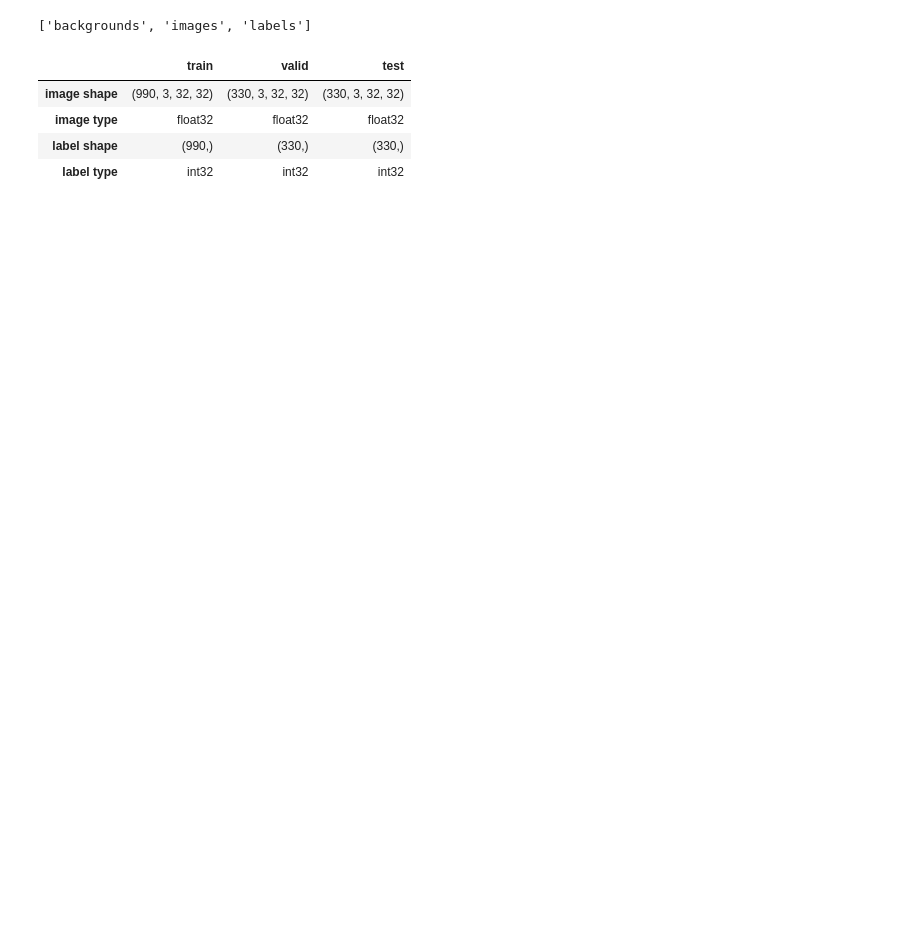
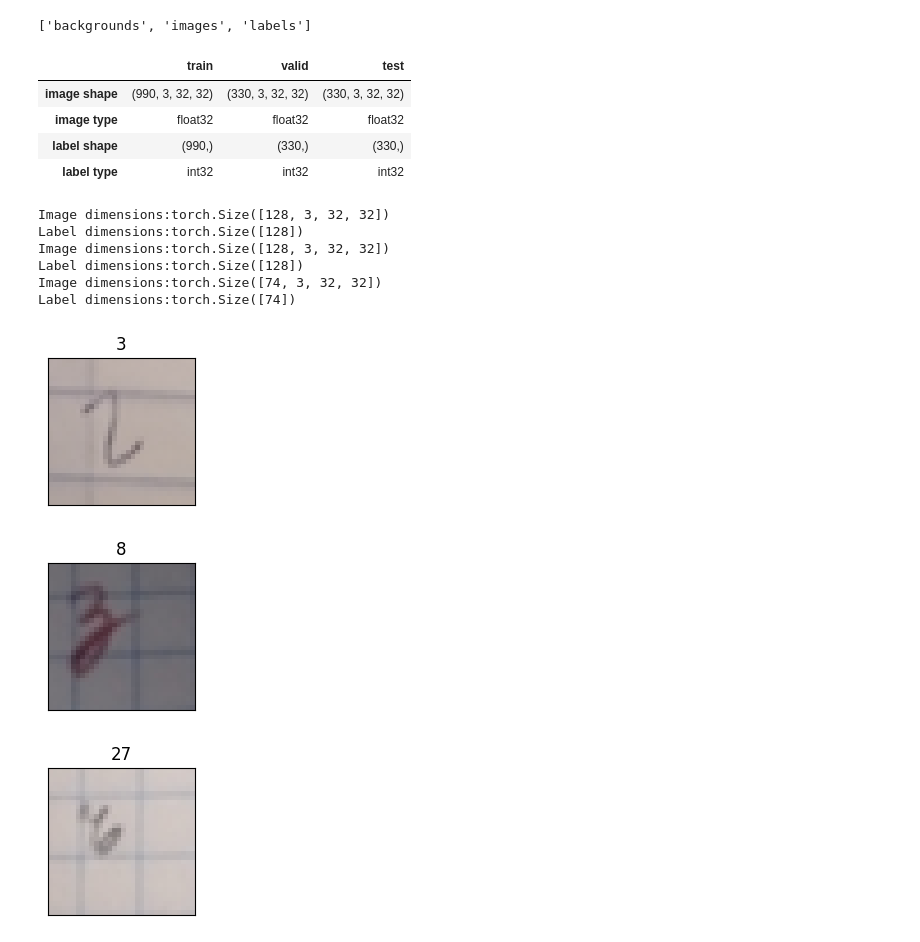
Before and after one commit to sandhrabijoy/Pytorch-and-ML-learning, a Jupyter notebook: pytorch_practicce3.ipynb, the cells around one changed output. Drawn from its saved outputs; the diff is of its cells as text; code cells hidden in the pictures; blank space fills up the shorter version.

Commit message:
batchsize2, image and label dimensions

```diff
--- a/pytorch_practicce3.ipynb
+++ b/pytorch_practicce3.ipynb
@@ -119,3 +120,22 @@ fpath='/content/sample_data/LetterColorImages.h5'
 | image type | float32 | float32 | float32 |
 | label shape | (990,) | (330,) | (330,) |
 | label type | int32 | int32 | int32 |
+# %%
+random_seed=23;batch_size2=128
+train2=TData(x_train,y_train)
+valid2=TData(x_valid,y_valid)
+test2=TData(x_test,y_test)
+train_loader2=tdl(dataset=train2,batch_size=batch_size2,shuffle=True)
+valid_loader2=tdl(dataset=valid2,batch_size=batch_size2,shuffle=True)
+test_loader2=tdl(dataset=test2,batch_size=batch_size2,shuffle=False)
+display_examples(valid_loader2,32)
+# %% [output]
+Image dimensions:torch.Size([128, 3, 32, 32])
+Label dimensions:torch.Size([128])
+Image dimensions:torch.Size([128, 3, 32, 32])
+Label dimensions:torch.Size([128])
+Image dimensions:torch.Size([74, 3, 32, 32])
+Label dimensions:torch.Size([74])
+[figure, added]
+[figure, added]
+[figure, added]
```
Also changed, not shown: parts of 3 cells of this notebook.
